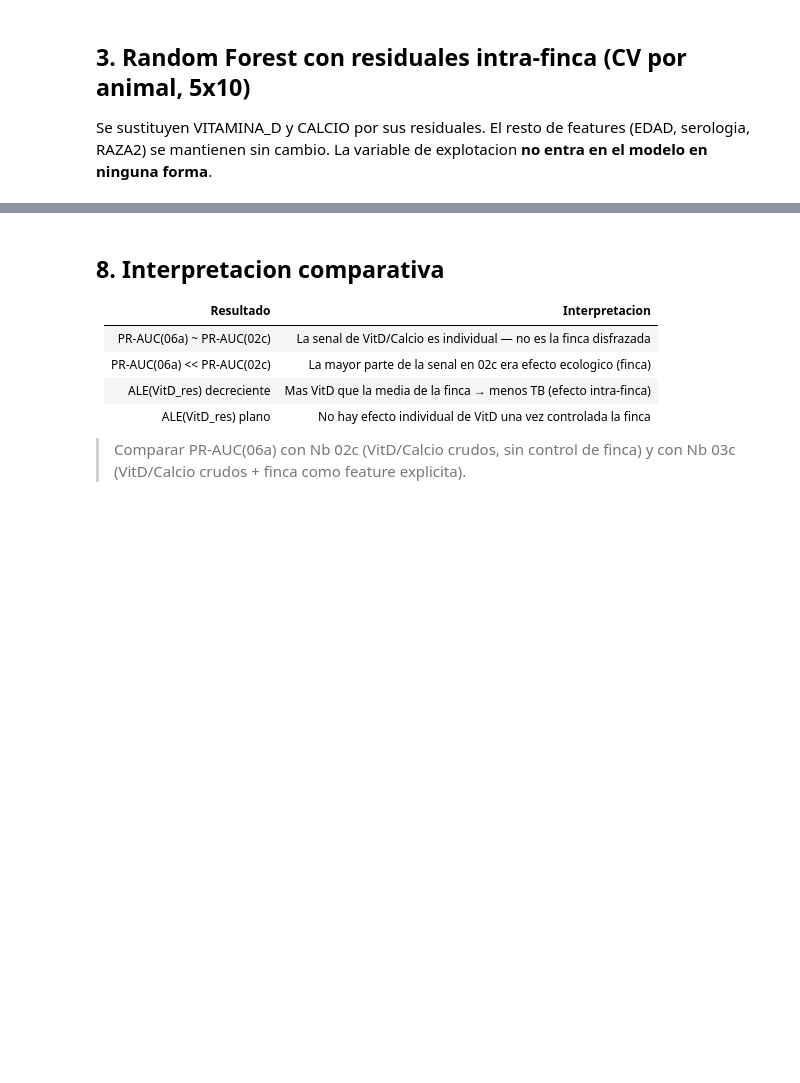
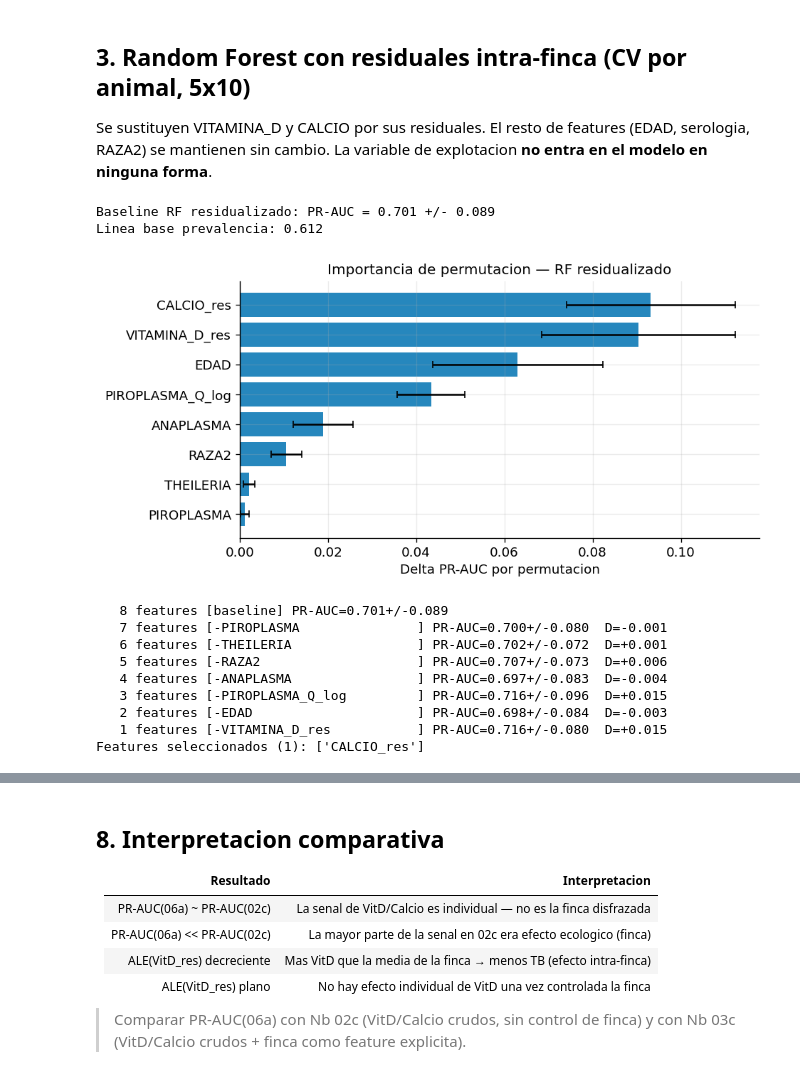
Before and after one commit to obarquero/Tuberculosis_VitD, a Jupyter notebook: analysis_completo/06a_Residualizacion_VitD_Calcio.ipynb, the cells around one changed output, grey strips where cells are left out. Drawn from its saved outputs; the diff is of its cells as text; code cells hidden in the pictures; blank space fills up the shorter version.

```diff
--- a/analysis_completo/06a_Residualizacion_VitD_Calcio.ipynb
+++ b/analysis_completo/06a_Residualizacion_VitD_Calcio.ipynb
@@ -171,6 +195,7 @@ def cv_metrics(feature_list, X, y, cv, n_estimators=100, detailed=False):
             mcc=matthews_corrcoef(y[te], pr),
             sens=recall_score(y[te], pr, pos_label=1, zero_division=0),
             spec=recall_score(y[te], pr, pos_label=0, zero_division=0),
+            acc = (y[te] == pr).mean()
         ))
     df_r = pd.DataFrame(rows)
     return df_r if detailed else (df_r.prauc.mean(), df_r.prauc.std())
@@ -178,6 +203,9 @@ def cv_metrics(feature_list, X, y, cv, n_estimators=100, detailed=False):
 base_m, base_s = cv_metrics(MODEL_RES, X_res, y, CV_SEL)
 print(f"Baseline RF residualizado: PR-AUC = {base_m:.3f} +/- {base_s:.3f}")
 print(f"Linea base prevalencia: {y.mean():.3f}")
+# %% [output]
+Baseline RF residualizado: PR-AUC = 0.701 +/- 0.089
+Linea base prevalencia: 0.612
 # %%
 # Importancia de permutacion -> orden de eliminacion
 full_pipe = make_pipe_res(MODEL_RES).fit(X_res, y)
@@ -197,33 +225,43 @@ ax.axvline(0, color="k", lw=0.8)
 ax.set_xlabel("Delta PR-AUC por permutacion")
 ax.set_title("Importancia de permutacion — RF residualizado")
 plt.tight_layout()
 plt.savefig("figures/fig_06a_perm_imp_full.png", dpi=150, bbox_inches="tight")
 plt.show()
 
 # Eliminacion hacia atras
 elim_order = imp_df.sort_values("imp_mean", ascending=True)["feature"].tolist()
 current = MODEL_RES.copy(); history = []
 m0, s0 = cv_metrics(current, X_res, y, CV_SEL)
 history.append({"n": len(current), "features": current.copy(),
                 "removed": "baseline", "mean": m0, "std": s0})
 print(f"  {len(current):2d} features [baseline] PR-AUC={m0:.3f}+/-{s0:.3f}")
 
 for feat in elim_order:
     if feat not in current or len(current) <= 1: break
     test_f = [f for f in current if f != feat]
     m, s = cv_metrics(test_f, X_res, y, CV_SEL)
     delta = m - m0
     history.append({"n": len(test_f), "features": test_f.copy(),
                     "removed": feat, "mean": m, "std": s})
     print(f"  {len(test_f):2d} features [-{feat:25s}] PR-AUC={m:.3f}+/-{s:.3f}  D={delta:+.3f}")
     current = test_f
 
 hist_df = pd.DataFrame(history)
 best_mu  = hist_df["mean"].max()
 best_sd  = hist_df.loc[hist_df["mean"].idxmax(), "std"]
 threshold = best_mu - best_sd
 parsimonious = hist_df[hist_df["mean"] >= threshold].sort_values("n").iloc[0]
 SELECTED = list(parsimonious.features)
-print(f"
-Features seleccionados ({len(SELECTED)}): {SELECTED}")
+print(f"Features seleccionados ({len(SELECTED)}): {SELECTED}")
+# %% [output]
+[figure, added]
+   8 features [baseline] PR-AUC=0.701+/-0.089
+   7 features [-PIROPLASMA               ] PR-AUC=0.700+/-0.080  D=-0.001
+   6 features [-THEILERIA                ] PR-AUC=0.702+/-0.072  D=+0.001
+   5 features [-RAZA2                    ] PR-AUC=0.707+/-0.073  D=+0.006
+   4 features [-ANAPLASMA                ] PR-AUC=0.697+/-0.083  D=-0.004
+   3 features [-PIROPLASMA_Q_log         ] PR-AUC=0.716+/-0.096  D=+0.015
+   2 features [-EDAD                     ] PR-AUC=0.698+/-0.084  D=-0.003
+   1 features [-VITAMINA_D_res           ] PR-AUC=0.716+/-0.080  D=+0.015
+Features seleccionados (1): ['CALCIO_res']
 # %%
```
Also changed, not shown: parts of 6 cells of this notebook, 5 other files.
